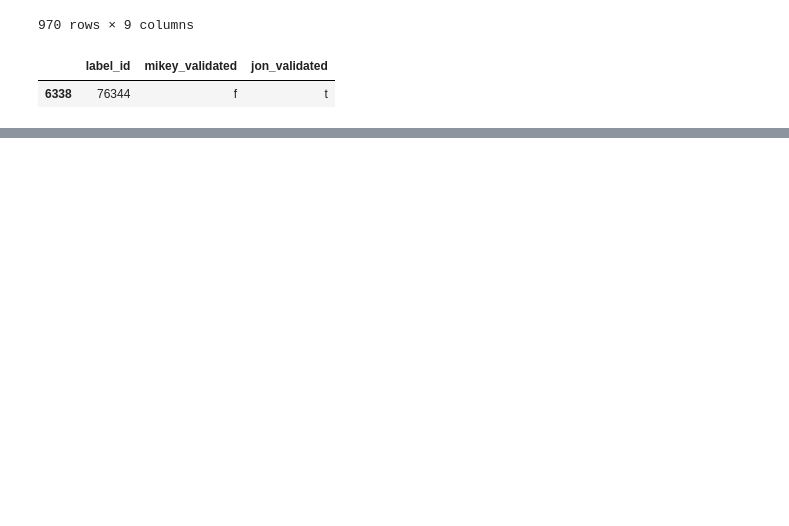
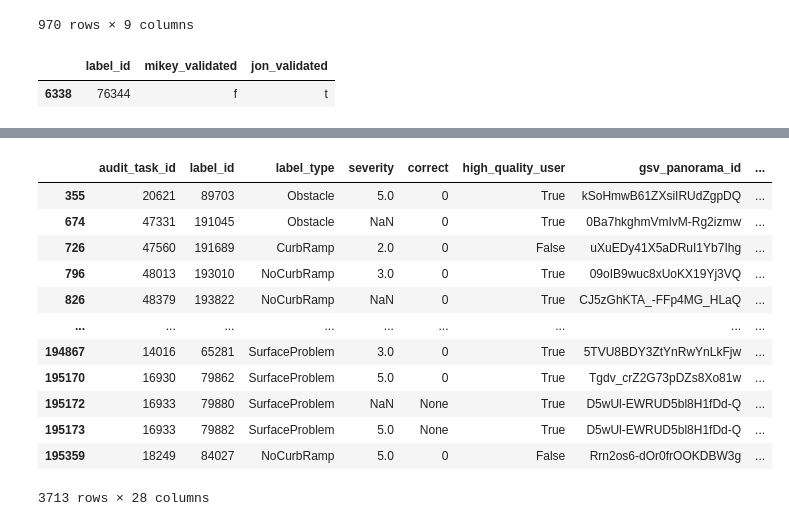
Before and after one commit to crescendochu/ML-project-sidewalk, a Jupyter notebook: seattle/data-processing.ipynb, the cells around one changed output, grey strips where cells are left out. Drawn from its saved outputs; the diff is of its cells as text; code cells hidden in the pictures; blank space fills up the shorter version.

Commit message:
ground truth labels

```diff
--- a/seattle/data-processing.ipynb
+++ b/seattle/data-processing.ipynb
@@ -342,0 +327,3 @@ jon_all
+# %%
+# read jon-mikey-validated-labels-seattle-incorrect.csv
+gt_incorrect = pd.read_csv('data/jon-mikey-validated-labels-incorrect.csv')
@@ -342,0 +349,3 @@ jon_all
+# %%
+# select only city = seattle
+seattle_incorrect = gt_incorrect[gt_incorrect['city'] == 'seattle']
@@ -342,0 +368,19 @@ jon_all
+# %%
+id_list= seattle_incorrect['label_id'].unique().tolist()
+gt_incorrect = labels[labels['label_id'].isin(id_list)]
+# %%
+gt_incorrect
+# %% [output]
+|  | audit_task_id | label_id | label_type | severity | correct | high_quality_user | gsv_panorama_id | ... |
+| 355 | 20621 | 89703 | Obstacle | 5.0 | 0 | True | kSoHmwB61ZXsiIRUdZgpDQ | ... |
+| 674 | 47331 | 191045 | Obstacle | NaN | 0 | True | 0Ba7hkghmVmIvM-Rg2izmw | ... |
+| 726 | 47560 | 191689 | CurbRamp | 2.0 | 0 | False | uXuEDy41X5aDRuI1Yb7Ihg | ... |
+| 796 | 48013 | 193010 | NoCurbRamp | 3.0 | 0 | True | 09oIB9wuc8xUoKX19Yj3VQ | ... |
+| 826 | 48379 | 193822 | NoCurbRamp | NaN | 0 | True | CJ5zGhKTA_-FFp4MG_HLaQ | ... |
+| ... | ... | ... | ... | ... | ... | ... | ... | ... |
+| 194867 | 14016 | 65281 | SurfaceProblem | 3.0 | 0 | True | 5TVU8BDY3ZtYnRwYnLkFjw | ... |
+| 195170 | 16930 | 79862 | SurfaceProblem | 5.0 | 0 | True | Tgdv_crZ2G73pDZs8Xo81w | ... |
+| 195172 | 16933 | 79880 | SurfaceProblem | NaN | None | True | D5wUl-EWRUD5bl8H1fDd-Q | ... |
+| 195173 | 16933 | 79882 | SurfaceProblem | 5.0 | None | True | D5wUl-EWRUD5bl8H1fDd-Q | ... |
+| 195359 | 18249 | 84027 | NoCurbRamp | 5.0 | 0 | False | Rrn2os6-dOr0frOOKDBW3g | ... |
+3713 rows × 28 columns
```
Also changed, not shown: parts of 12 cells of this notebook, 3 other files.
